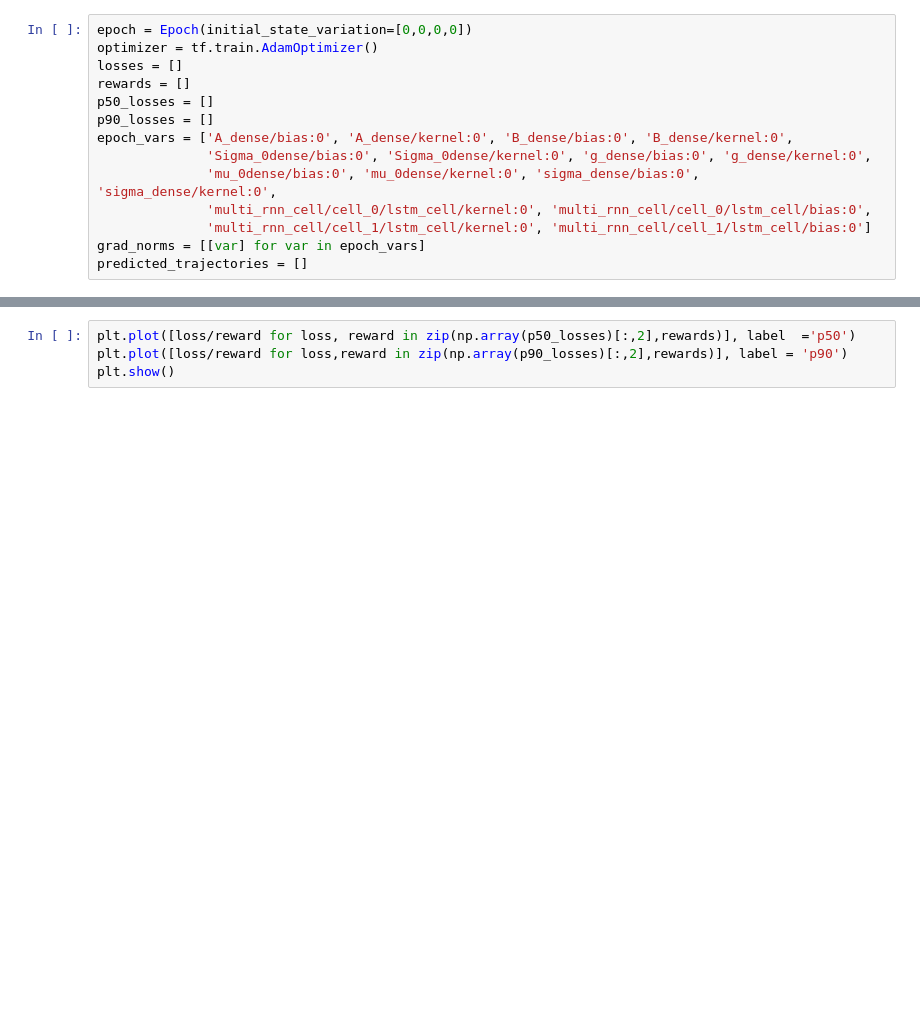
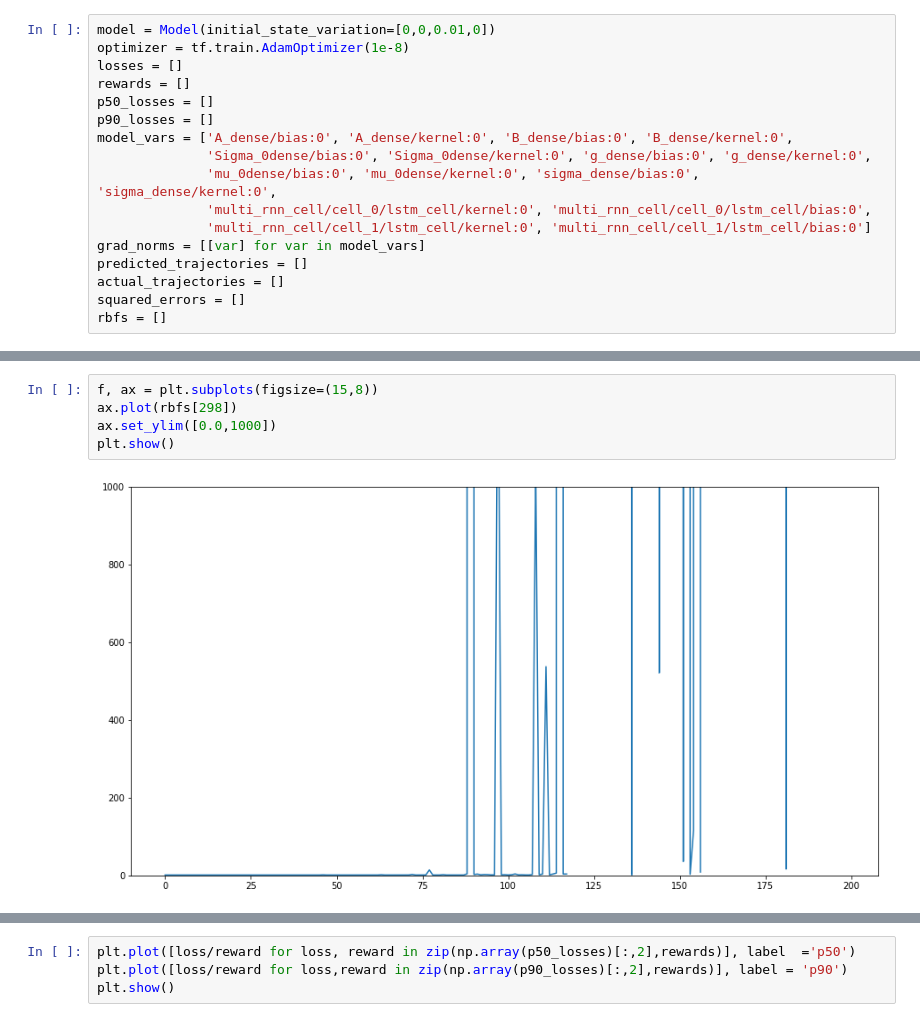
Before and after one commit to albalaka/DLQR, a Jupyter notebook: EagerExecutionAttempt.ipynb, the cells around one changed output, grey strips where cells are left out. Cells and saved outputs as stored; diff of their text form; blank space fills up the shorter version.

```diff
--- a/EagerExecutionAttempt.ipynb
+++ b/EagerExecutionAttempt.ipynb
@@ -396,14 +468,17 @@ for var in epoch.get_variables():
 # %%
-epoch = Epoch(initial_state_variation=[0,0,0,0])
-optimizer = tf.train.AdamOptimizer()
+model = Model(initial_state_variation=[0,0,0.01,0])
+optimizer = tf.train.AdamOptimizer(1e-8)
 losses = []
 rewards = []
 p50_losses = []
 p90_losses = []
-epoch_vars = ['A_dense/bias:0', 'A_dense/kernel:0', 'B_dense/bias:0', 'B_dense/kernel:0',
+model_vars = ['A_dense/bias:0', 'A_dense/kernel:0', 'B_dense/bias:0', 'B_dense/kernel:0',
               'Sigma_0dense/bias:0', 'Sigma_0dense/kernel:0', 'g_dense/bias:0', 'g_dense/kernel:0',
               'mu_0dense/bias:0', 'mu_0dense/kernel:0', 'sigma_dense/bias:0', 'sigma_dense/kernel:0',
               'multi_rnn_cell/cell_0/lstm_cell/kernel:0', 'multi_rnn_cell/cell_0/lstm_cell/bias:0',
               'multi_rnn_cell/cell_1/lstm_cell/kernel:0', 'multi_rnn_cell/cell_1/lstm_cell/bias:0']
-grad_norms = [[var] for var in epoch_vars]
+grad_norms = [[var] for var in model_vars]
 predicted_trajectories = []
+actual_trajectories = []
+squared_errors = []
+rbfs = []
@@ -439,0 +517,7 @@ for i in range(100):
+# %%
+f, ax = plt.subplots(figsize=(15,8))
+ax.plot(rbfs[298])
+ax.set_ylim([0.0,1000])
+plt.show()
+# %% [output]
+[figure, added]
```
Also changed, not shown: parts of 16 cells of this notebook.
